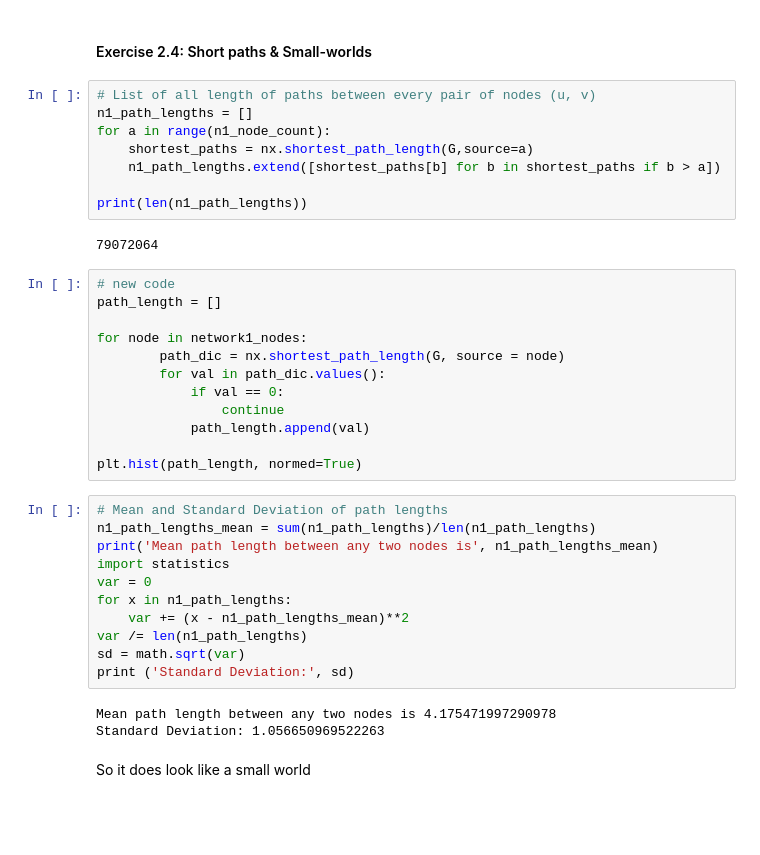
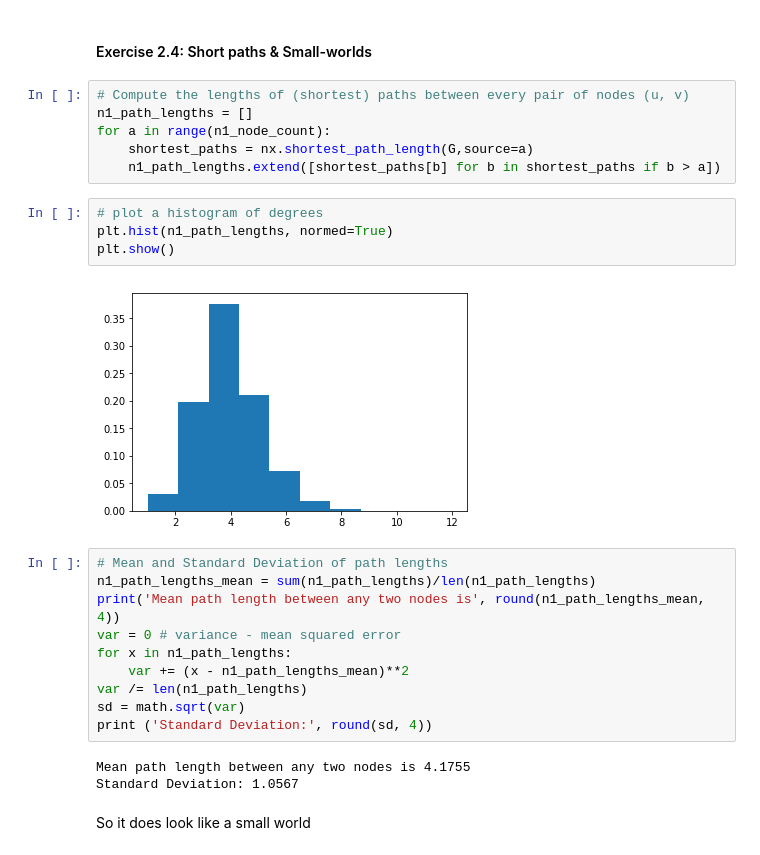
Before and after one commit to m4hmmd/Internet-Analytics, a Jupyter notebook: ix-lab2/notebooks/ix-lab2-notebook-part1.ipynb, the cells around one changed output. Saved outputs shown, nothing was run; the diff lists cells and outputs as text; blank space fills up the shorter version.

```diff
--- a/ix-lab2/notebooks/ix-lab2-notebook-part1.ipynb
+++ b/ix-lab2/notebooks/ix-lab2-notebook-part1.ipynb
@@ -100,40 +100,29 @@ There is a giant component with 12576 nodes.
 # %% [markdown]
 #### Exercise 2.4: Short paths & Small-worlds
 # %%
-# List of all length of paths between every pair of nodes (u, v)
+# Compute the lengths of (shortest) paths between every pair of nodes (u, v)
 n1_path_lengths = []
 for a in range(n1_node_count):
     shortest_paths = nx.shortest_path_length(G,source=a)
     n1_path_lengths.extend([shortest_paths[b] for b in shortest_paths if b > a])
-
-print(len(n1_path_lengths))
-# %% [output]
-79072064
-# %%
-# new code
-path_length = []
-
-for node in network1_nodes:
-        path_dic = nx.shortest_path_length(G, source = node)
-        for val in path_dic.values():
-            if val == 0:
-                continue
-            path_length.append(val)
-
-plt.hist(path_length, normed=True)
+# %%
+# plot a histogram of degrees
+plt.hist(n1_path_lengths, normed=True)
+plt.show()
+# %% [output]
+[figure, added]
 # %%
 # Mean and Standard Deviation of path lengths
 n1_path_lengths_mean = sum(n1_path_lengths)/len(n1_path_lengths)
-print('Mean path length between any two nodes is', n1_path_lengths_mean)
-import statistics
-var = 0
+print('Mean path length between any two nodes is', round(n1_path_lengths_mean, 4))
+var = 0 # variance - mean squared error
 for x in n1_path_lengths:
     var += (x - n1_path_lengths_mean)**2
 var /= len(n1_path_lengths)
 sd = math.sqrt(var)
-print ('Standard Deviation:', sd)
+print ('Standard Deviation:', round(sd, 4))
 # %% [output]
-Mean path length between any two nodes is 4.175471997290978
-Standard Deviation: 1.056650969522263
+Mean path length between any two nodes is 4.1755
+Standard Deviation: 1.0567
 # %% [markdown]
 So it does look like a small world
```
Also changed, not shown: parts of 16 cells of this notebook.
